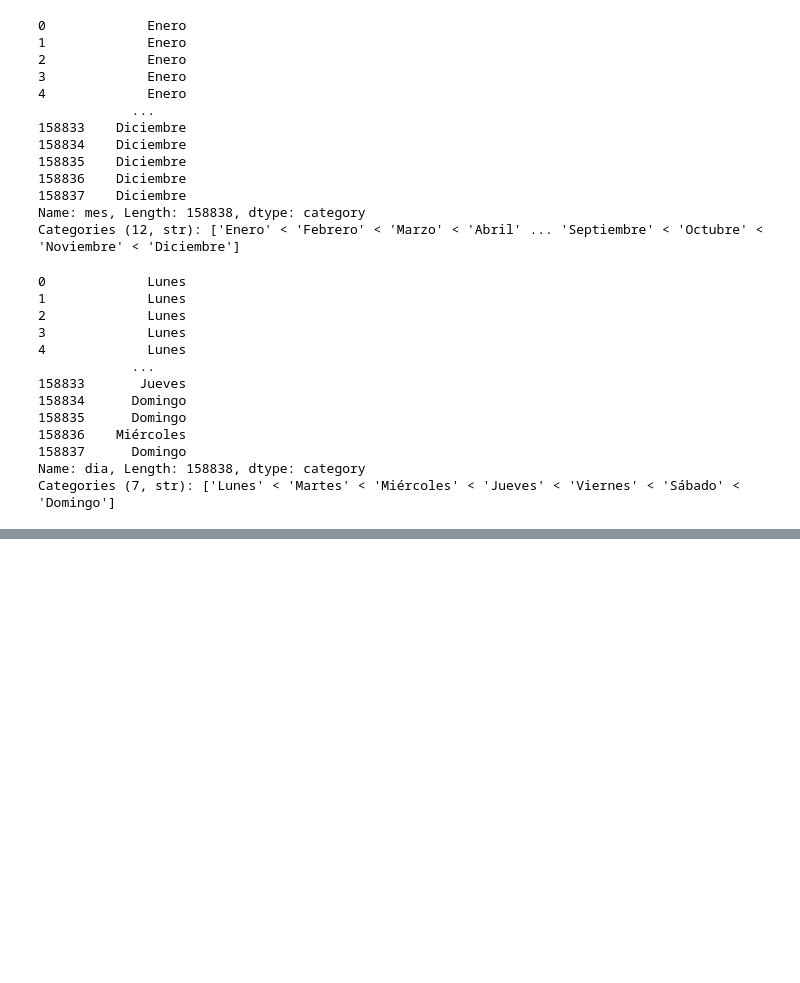
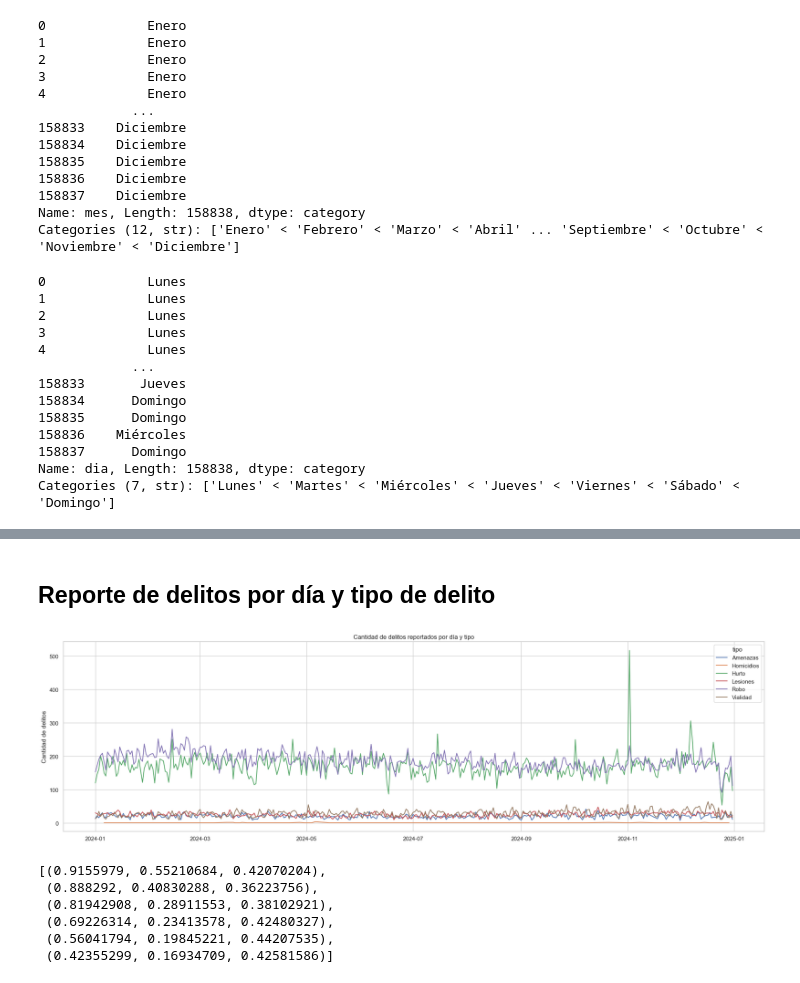
Before and after one commit to matiasobregon/diplo-ia_up_tp1, a Jupyter notebook: tp1_desarrollo.ipynb, the cells around one changed output, grey strips where cells are left out. Drawn from its saved outputs; the diff is of its cells as text; code cells hidden in the pictures; blank space fills up the shorter version.

```diff
--- a/tp1_desarrollo.ipynb
+++ b/tp1_desarrollo.ipynb
@@ -341,0 +633,38 @@ memory usage: 16.1 MB
+# %% [markdown]
+## Reporte de delitos por día y tipo de delito
+# %%
+# Agrupar por fecha y tipo de delito
+delitos_fecha_tipo = (
+    df.groupby(['fecha', 'tipo'], observed=True)['cantidad']
+    .sum()
+    .reset_index()
+)
+
+plt.figure(figsize=(20, 6))
+
+sns.lineplot(
+    data=delitos_fecha_tipo,
+    x='fecha',
+    y='cantidad',
+    hue='tipo',
+    #palette='Accent'
+)
+
+# Títulos y etiquetas
+plt.title('Cantidad de delitos reportados por día y tipo')
+plt.xlabel('')
+plt.ylabel('Cantidad de delitos')
+
+plt.tight_layout()
+plt.show()
+# %% [output]
+[figure, added]
+# %%
+sns.color_palette('flare')
+# %% [output]
+[(0.9155979, 0.55210684, 0.42070204),
+ (0.888292, 0.40830288, 0.36223756),
+ (0.81942908, 0.28911553, 0.38102921),
+ (0.69226314, 0.23413578, 0.42480327),
+ (0.56041794, 0.19845221, 0.44207535),
+ (0.42355299, 0.16934709, 0.42581586)]
```
Also changed, not shown: parts of 72 cells of this notebook.
